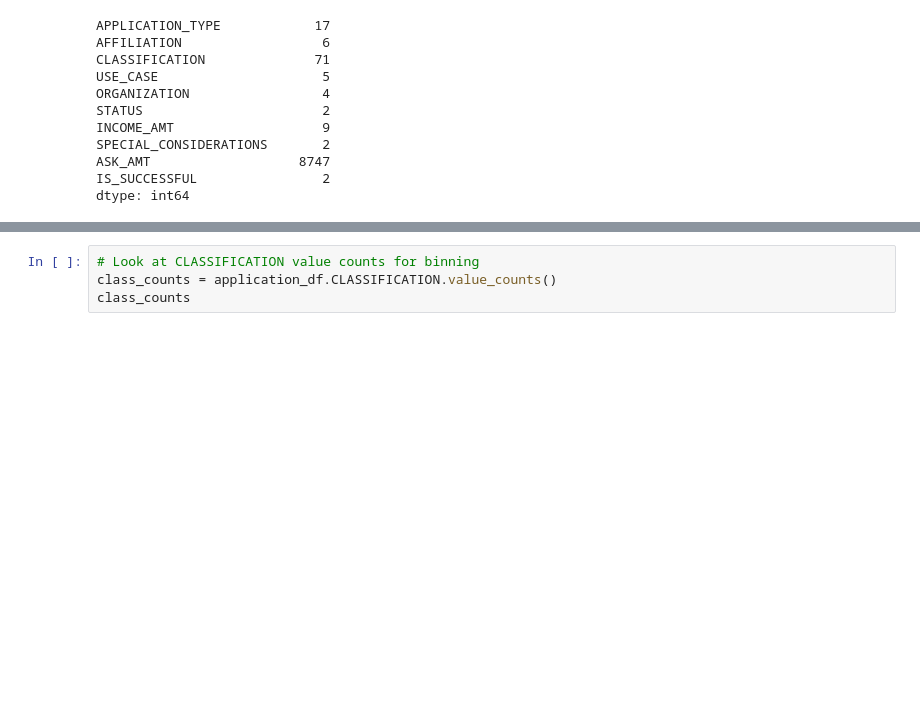
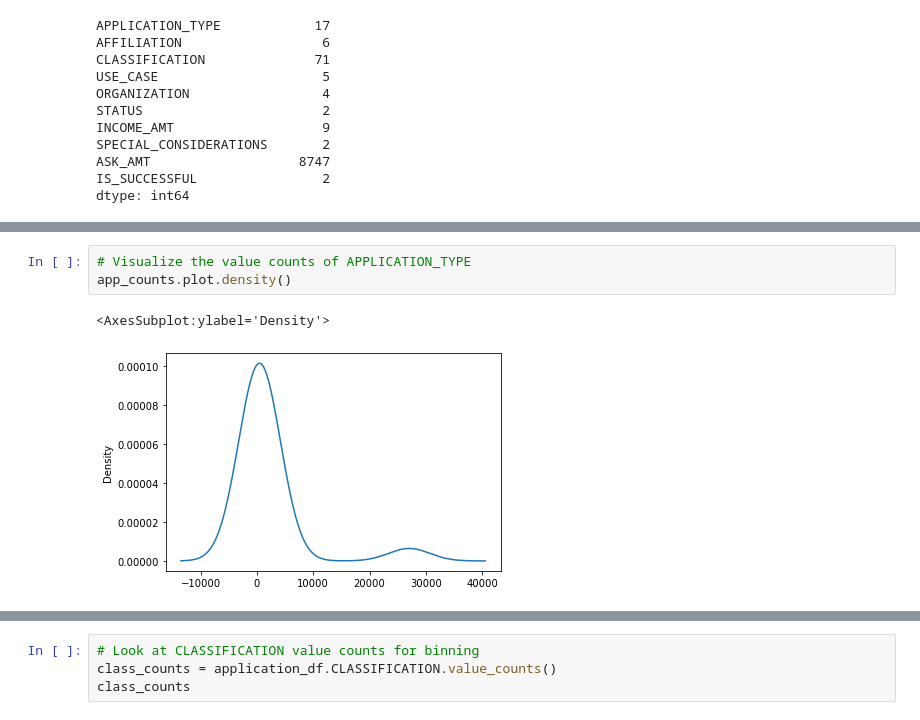
Before and after one commit to dkleitsch/Neural_Network_Charity_Analysis, a Jupyter notebook: AlphabetSoupCharity_Optimization.ipynb, the cells around one changed output, grey strips where cells are left out. Cells and saved outputs as stored; diff of their text form; blank space fills up the shorter version.

```diff
--- a/AlphabetSoupCharity_Optimization.ipynb
+++ b/AlphabetSoupCharity_Optimization.ipynb
@@ -47,0 +71,6 @@ dtype: int64
+# %%
+# Visualize the value counts of APPLICATION_TYPE
+app_counts.plot.density()
+# %% [output]
+<AxesSubplot:ylabel='Density'>
+[figure, added]
```
Also changed, not shown: parts of 14 cells of this notebook, 1 other file.
